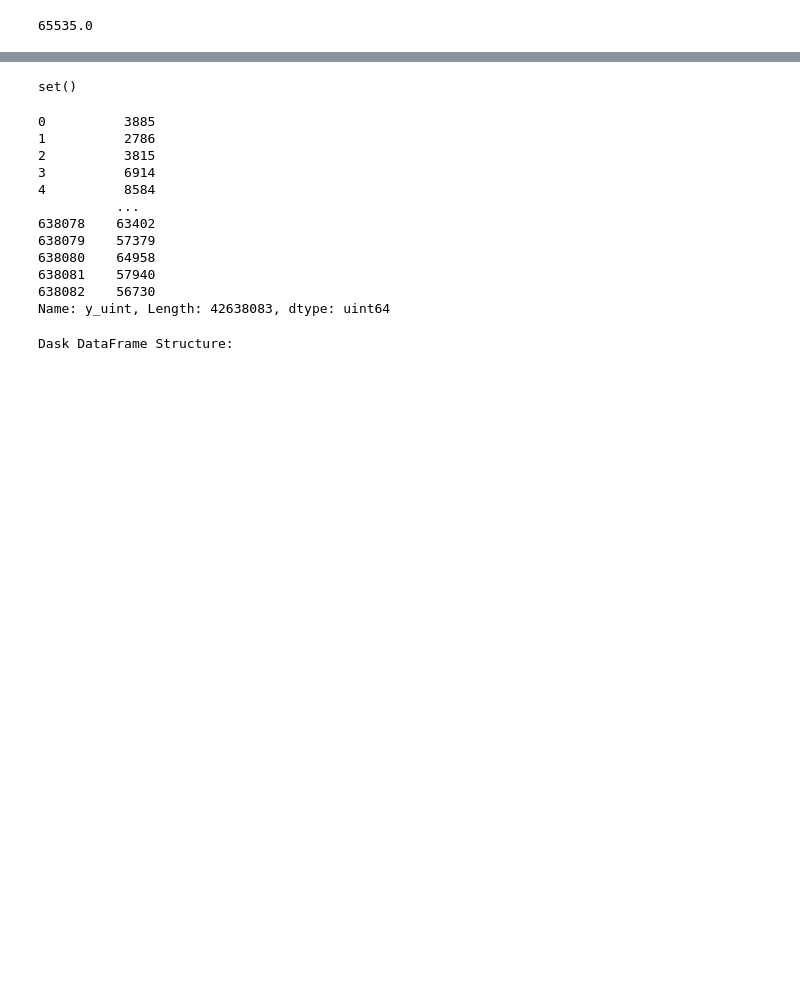
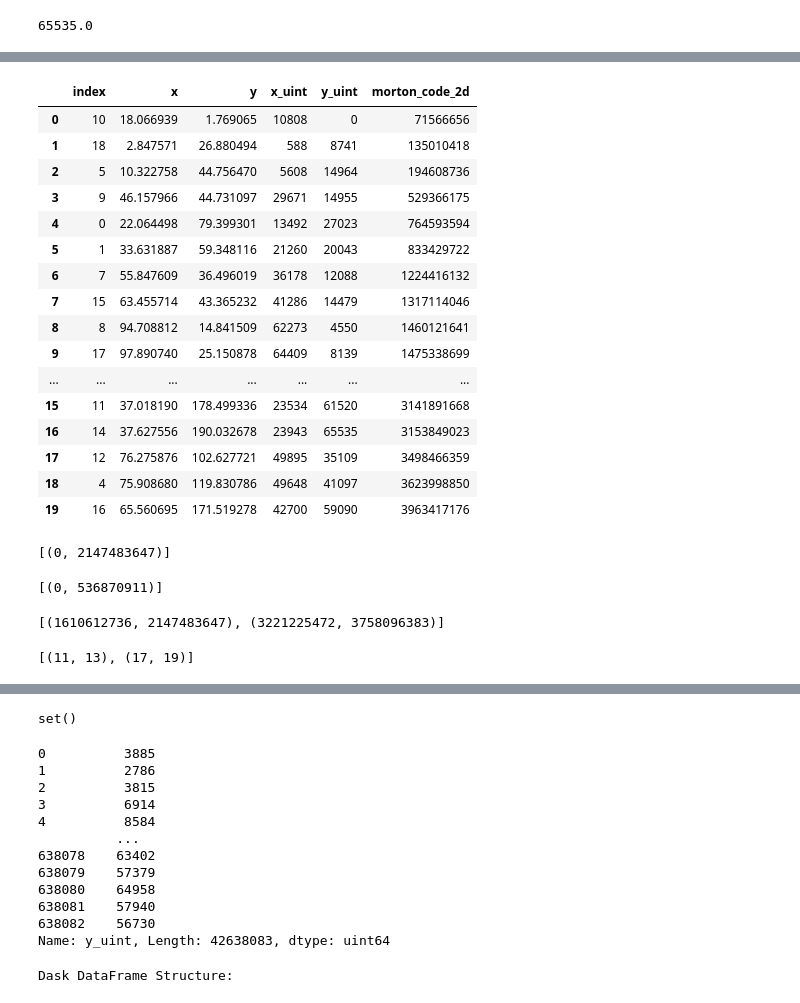
Before and after one commit to vitessce/vitessce-python, a Jupyter notebook: docs/notebooks/spatial_data_xenium.ipynb, the cells around one changed output, grey strips where cells are left out. Cells and saved outputs as stored; diff of their text form; code cells hidden in the pictures; blank space fills up the shorter version.

Commit message:
Add rectangle query to list of row intervals functions

```diff
--- a/docs/notebooks/spatial_data_xenium.ipynb
+++ b/docs/notebooks/spatial_data_xenium.ipynb
@@ -221,0 +397,70 @@ sdata_morton_sort_points(sdata, "transcripts")
+# %%
+import dask.dataframe as dd
+
+# Construct dask dataframe of points in range 100x200:
+
+toy_df = pd.DataFrame(index=[], data=[], columns=["x", "y"])
+toy_df["x"] = np.random.uniform(low=0.0, high=100.0, size=20)
+toy_df["y"] = np.random.uniform(low=0.0, high=200.0, size=20)
+
+toy_ddf = dd.from_pandas(toy_df, npartitions=2)
+# %%
+# Compute morton codes
+toy_ddf = norm_ddf_to_uint(toy_ddf)
+toy_ddf["morton_code_2d"] = morton_interleave(toy_ddf)
+sorted_ddf = toy_ddf.sort_values(by="morton_code_2d", ascending=True).compute()
+# %%
+sorted_ddf.reset_index()
+# %% [output]
+|  | index | x | y | x_uint | y_uint | morton_code_2d |
+| 0 | 10 | 18.066939 | 1.769065 | 10808 | 0 | 71566656 |
+| 1 | 18 | 2.847571 | 26.880494 | 588 | 8741 | 135010418 |
+| 2 | 5 | 10.322758 | 44.756470 | 5608 | 14964 | 194608736 |
+| 3 | 9 | 46.157966 | 44.731097 | 29671 | 14955 | 529366175 |
+| 4 | 0 | 22.064498 | 79.399301 | 13492 | 27023 | 764593594 |
+| 5 | 1 | 33.631887 | 59.348116 | 21260 | 20043 | 833429722 |
+| 6 | 7 | 55.847609 | 36.496019 | 36178 | 12088 | 1224416132 |
+| 7 | 15 | 63.455714 | 43.365232 | 41286 | 14479 | 1317114046 |
+| 8 | 8 | 94.708812 | 14.841509 | 62273 | 4550 | 1460121641 |
+| 9 | 17 | 97.890740 | 25.150878 | 64409 | 8139 | 1475338699 |
+| ... | ... | ... | ... | ... | ... | ... |
+| 15 | 11 | 37.018190 | 178.499336 | 23534 | 61520 | 3141891668 |
+| 16 | 14 | 37.627556 | 190.032678 | 23943 | 65535 | 3153849023 |
+| 17 | 12 | 76.275876 | 102.627721 | 49895 | 35109 | 3498466359 |
+| 18 | 4 | 75.908680 | 119.830786 | 49648 | 41097 | 3623998850 |
+| 19 | 16 | 65.560695 | 171.519278 | 42700 | 59090 | 3963417176 |
+# %%
+orig_rect = [[0, 0], [100, 100]] # x0, y0, x1, y1
+norm_rect = [
+    orig_coord_to_norm_coord(orig_rect[0], orig_x_min=0, orig_x_max=100, orig_y_min=0, orig_y_max=200),
+    orig_coord_to_norm_coord(orig_rect[1], orig_x_min=0, orig_x_max=100, orig_y_min=0, orig_y_max=200)
+]
+
+morton_intervals = zcover_rectangle(rx0 = norm_rect[0][0], ry0 = norm_rect[0][1], rx1 = norm_rect[1][0], ry1 = norm_rect[1][1], bits = 16, stop_level = None, merge = True)
+morton_intervals
+# %% [output]
+[(0, 2147483647)]
+# %%
+orig_rect = [[0, 0], [50, 50]] # x0, y0, x1, y1
+norm_rect = [
+    orig_coord_to_norm_coord(orig_rect[0], orig_x_min=0, orig_x_max=100, orig_y_min=0, orig_y_max=200),
+    orig_coord_to_norm_coord(orig_rect[1], orig_x_min=0, orig_x_max=100, orig_y_min=0, orig_y_max=200)
+]
+
+
+morton_intervals = zcover_rectangle(rx0 = norm_rect[0][0], ry0 = norm_rect[0][1], rx1 = norm_rect[1][0], ry1 = norm_rect[1][1], bits = 16, stop_level = None, merge = True)
+morton_intervals
+# %% [output]
+[(0, 536870911)]
+# %%
+orig_rect = [[50, 50], [100, 150]] # x0, y0, x1, y1
+norm_rect = [
+    orig_coord_to_norm_coord(orig_rect[0], orig_x_min=0, orig_x_max=100, orig_y_min=0, orig_y_max=200),
+    orig_coord_to_norm_coord(orig_rect[1], orig_x_min=0, orig_x_max=100, orig_y_min=0, orig_y_max=200)
+]
+
+
+morton_intervals = zcover_rectangle(rx0 = norm_rect[0][0], ry0 = norm_rect[0][1], rx1 = norm_rect[1][0], ry1 = norm_rect[1][1], bits = 16, stop_level = None, merge = True)
+morton_intervals
+# %% [output]
+[(1610612736, 2147483647), (3221225472, 3758096383)]
@@ -222 +485,6 @@ sdata_morton_sort_points(sdata, "transcripts")
+# %%
+morton_sorted = sorted_ddf["morton_code_2d"].compute().values.tolist()
+zquery_rows(morton_sorted, morton_intervals)
+# %% [output]
+[(11, 13), (17, 19)]
 # %%
```
Also changed, not shown: parts of 8 cells of this notebook.
